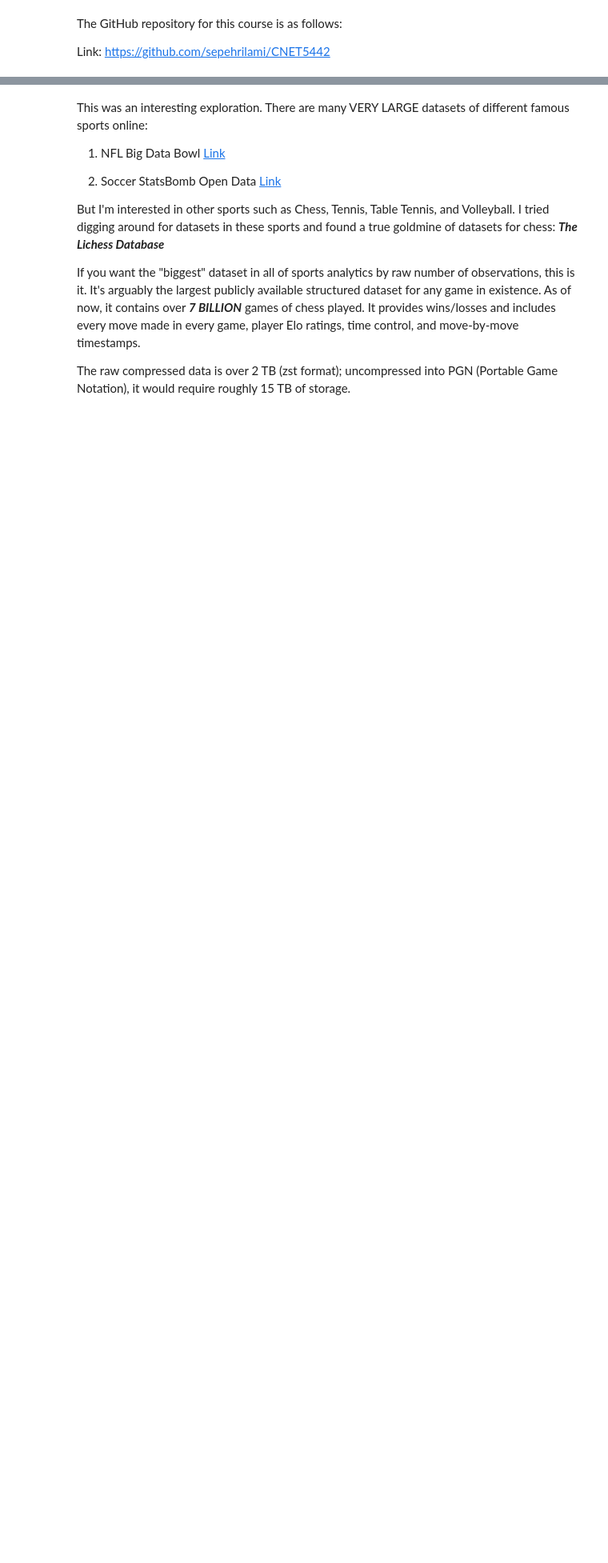
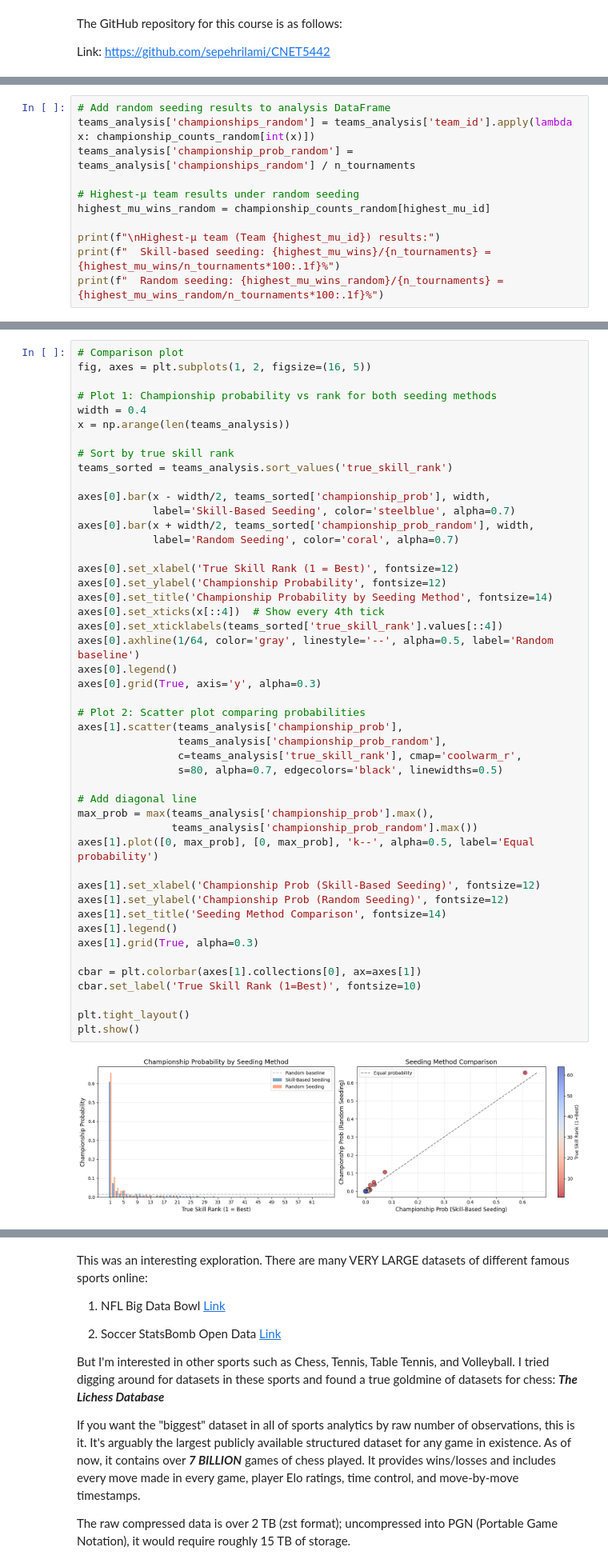
Before and after one commit to sepehrilami/CNET5442, a Jupyter notebook: assignments/assignment01.ipynb, the cells around one changed output, grey strips where cells are left out. Shown at 80% size. Cells and saved outputs as stored; diff of their text form; blank space fills up the shorter version.

```diff
--- a/assignments/assignment01.ipynb
+++ b/assignments/assignment01.ipynb
@@ -15,0 +590,11 @@ Link: https://github.com/sepehrilami/CNET5442
+# %%
+# Add random seeding results to analysis DataFrame
+teams_analysis['championships_random'] = teams_analysis['team_id'].apply(lambda x: championship_counts_random[int(x)])
+teams_analysis['championship_prob_random'] = teams_analysis['championships_random'] / n_tournaments
+
+# Highest-μ team results under random seeding
+highest_mu_wins_random = championship_counts_random[highest_mu_id]
+
+print(f"\nHighest-μ team (Team {highest_mu_id}) results:")
+print(f"  Skill-based seeding: {highest_mu_wins}/{n_tournaments} = {highest_mu_wins/n_tournaments*100:.1f}%")
+print(f"  Random seeding: {highest_mu_wins_random}/{n_tournaments} = {highest_mu_wins_random/n_tournaments*100:.1f}%")
@@ -15,0 +605,49 @@ Link: https://github.com/sepehrilami/CNET5442
+# %%
+# Comparison plot
+fig, axes = plt.subplots(1, 2, figsize=(16, 5))
+
+# Plot 1: Championship probability vs rank for both seeding methods
+width = 0.4
+x = np.arange(len(teams_analysis))
+
+# Sort by true skill rank
+teams_sorted = teams_analysis.sort_values('true_skill_rank')
+
+axes[0].bar(x - width/2, teams_sorted['championship_prob'], width,
+            label='Skill-Based Seeding', color='steelblue', alpha=0.7)
+axes[0].bar(x + width/2, teams_sorted['championship_prob_random'], width,
+            label='Random Seeding', color='coral', alpha=0.7)
+
+axes[0].set_xlabel('True Skill Rank (1 = Best)', fontsize=12)
+axes[0].set_ylabel('Championship Probability', fontsize=12)
+axes[0].set_title('Championship Probability by Seeding Method', fontsize=14)
+axes[0].set_xticks(x[::4])  # Show every 4th tick
+axes[0].set_xticklabels(teams_sorted['true_skill_rank'].values[::4])
+axes[0].axhline(1/64, color='gray', linestyle='--', alpha=0.5, label='Random baseline')
+axes[0].legend()
+axes[0].grid(True, axis='y', alpha=0.3)
+
+# Plot 2: Scatter plot comparing probabilities
+axes[1].scatter(teams_analysis['championship_prob'],
+                teams_analysis['championship_prob_random'],
+                c=teams_analysis['true_skill_rank'], cmap='coolwarm_r',
+                s=80, alpha=0.7, edgecolors='black', linewidths=0.5)
+
+# Add diagonal line
+max_prob = max(teams_analysis['championship_prob'].max(),
+               teams_analysis['championship_prob_random'].max())
+axes[1].plot([0, max_prob], [0, max_prob], 'k--', alpha=0.5, label='Equal probability')
+
+axes[1].set_xlabel('Championship Prob (Skill-Based Seeding)', fontsize=12)
+axes[1].set_ylabel('Championship Prob (Random Seeding)', fontsize=12)
+axes[1].set_title('Seeding Method Comparison', fontsize=14)
+axes[1].legend()
+axes[1].grid(True, alpha=0.3)
+
+cbar = plt.colorbar(axes[1].collections[0], ax=axes[1])
+cbar.set_label('True Skill Rank (1=Best)', fontsize=10)
+
+plt.tight_layout()
+plt.show()
+# %% [output]
+[figure, added]
```
Also changed, not shown: parts of 37 cells of this notebook.
